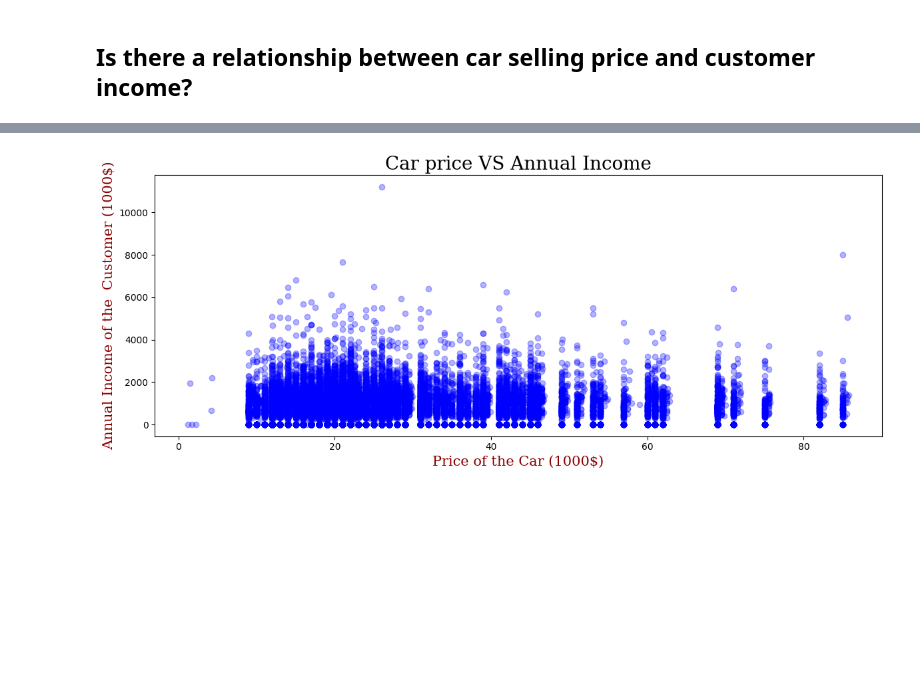
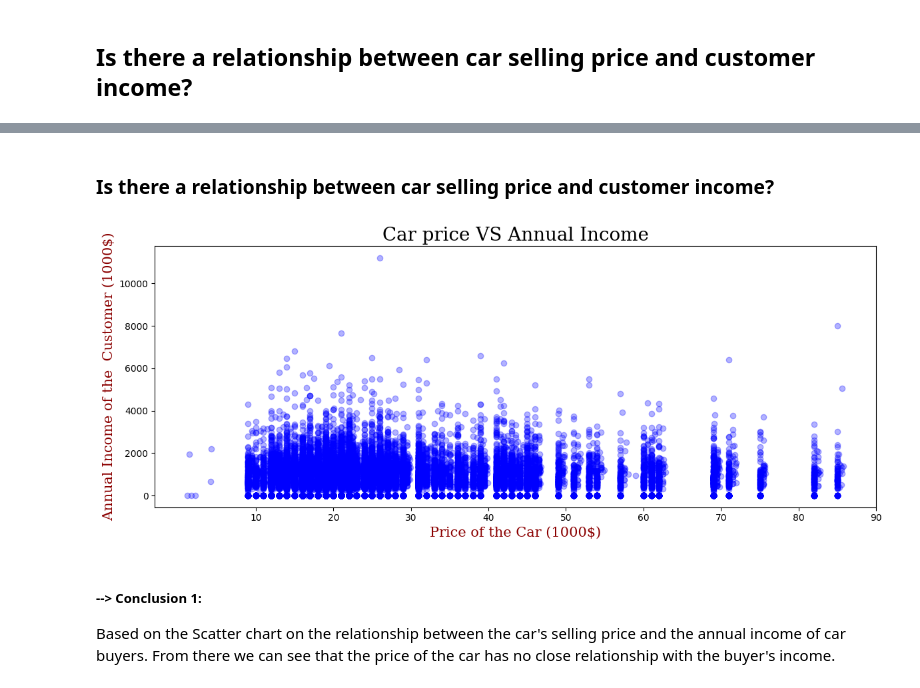
Before and after one commit to dontask1124/ANALYZING-CAR-SALES-DATA-USING-PYTHON, a Jupyter notebook: main.ipynb, the cells around one changed output, grey strips where cells are left out. Saved outputs shown, nothing was run; the diff lists cells and outputs as text; code cells hidden in the pictures; blank space fills up the shorter version.

```diff
--- a/main.ipynb
+++ b/main.ipynb
@@ -195,10 +188,15 @@ cheapest_Car_AnnualIncome
+# %% [markdown]
+<h3>Is there a relationship between car selling price and customer income?</h3>
 # %%
 plt.figure(figsize=(12,5))
 plt.scatter(annualIncome_Vs_Price['Price'],annualIncome_Vs_Price['annualIncome'], color='blue', alpha=0.3)
 plt.title("Car price VS Annual Income", fontdict = font1, color = 'black')
 plt.xlabel("Price of the Car (1000$)", fontdict=font2)
 plt.ylabel("Annual Income of the  Customer (1000$)", fontdict=font2)
+plt.xticks([(i+1)*10 for i in range(9)])
 plt.tight_layout()
 plt.show()
 # %% [output]
-[figure, old version]
+[figure, new version]
+# %% [markdown]
+<h5>--> Conclusion 1:</h5> <p>Based on the Scatter chart on the relationship between the car's selling price and the annual income of car buyers. From there we can see that the price of the car has no close relationship with the buyer's income.</p>
```
Also changed, not shown: parts of 19 cells of this notebook.
